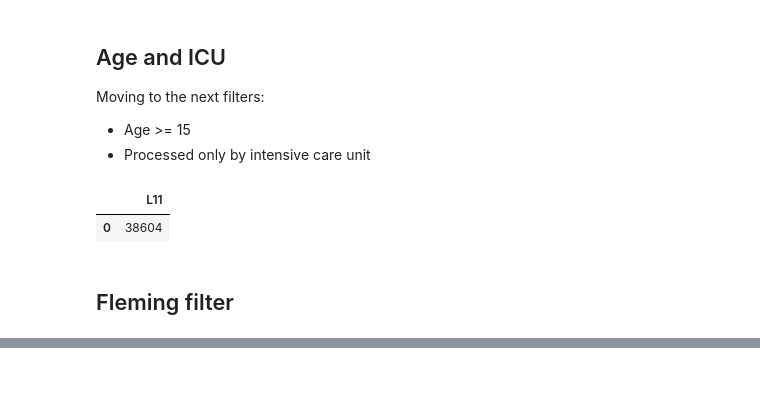
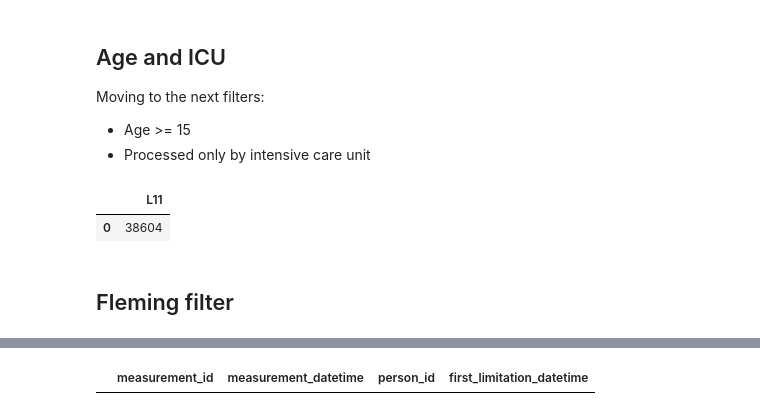
Before and after one commit to dataforgoodfr/batch4_diafoirus_fleming, a Jupyter notebook: omop_eda.ipynb, the cells around one changed output, grey strips where cells are left out. Cells and saved outputs as stored; diff of their text form; code cells hidden in the pictures; blank space fills up the shorter version.

```diff
--- a/omop_eda.ipynb
+++ b/omop_eda.ipynb
@@ -587,0 +628,46 @@ temp
+# %%
+query = """
+select
+    m.measurement_id, m.measurement_datetime, m.person_id, l.first_limitation_datetime
+from
+    (select
+        measurement_id, person_id, measurement_datetime
+    from
+        measurement
+    where
+        measurement_datetime is not null
+    order by
+        measurement_datetime
+    limit 10) m
+
+    left outer join
+
+    (select
+        person_id, min(measurement_datetime) as first_limitation_datetime
+    from
+        measurement
+    where
+        measurement_id not in
+                                (select
+                                    measurement_id
+                                from
+                                    measurement
+                                where
+                                    measurement_type_concept_id = 44818701
+                                    and measurement_concept_id = 4127294
+                                    and value_source_value in ('Full code', 'Full Code'))
+    group by
+        person_id) l
+
+    on m.person_id = l.person_id
+where
+    m.measurement_datetime <= l.first_limitation_datetime - 60*60*24
+    or l.first_limitation_datetime is null
+limit
+    10
+    ;"""
+
+temp = pd.read_sql_query(query, conn)
+temp
+# %% [output]
+|  | measurement_id | measurement_datetime | person_id | first_limitation_datetime |
```
Also changed, not shown: parts of 12 cells of this notebook.
